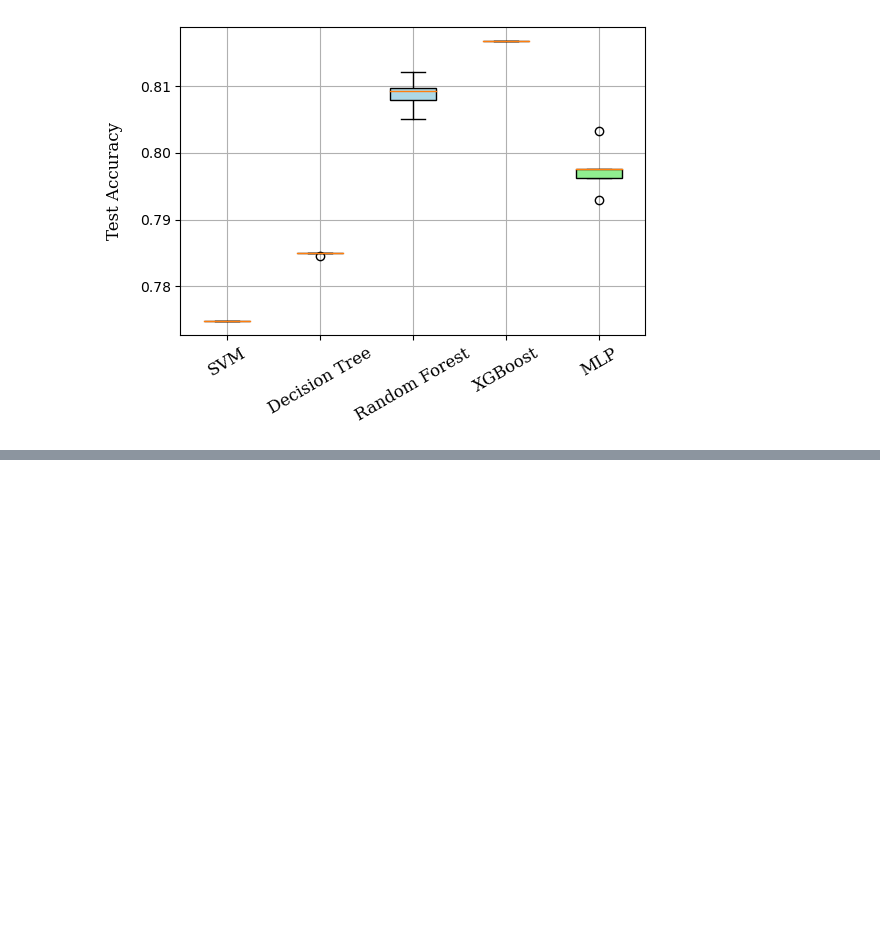
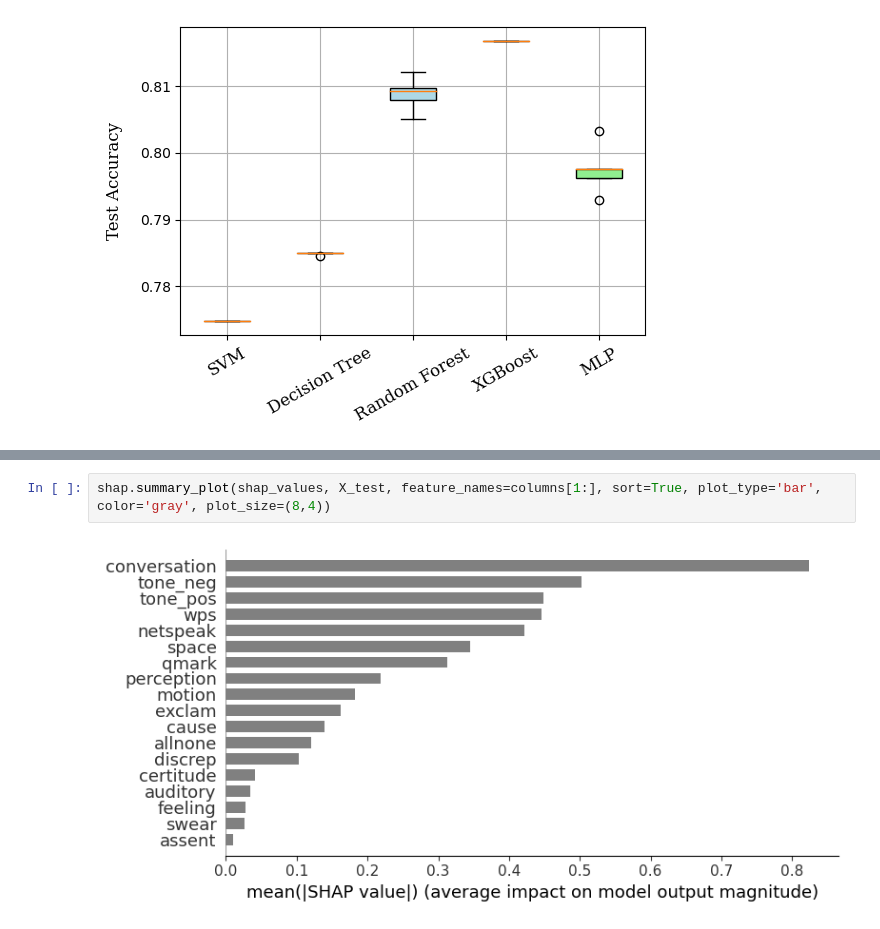
Before and after one commit to ignasa007/LingML, a Jupyter notebook: plotting.ipynb, the cells around one changed output, grey strips where cells are left out. Drawn from its saved outputs; the diff is of its cells as text; blank space fills up the shorter version.

```diff
--- a/plotting.ipynb
+++ b/plotting.ipynb
@@ -25,0 +73,4 @@ plt.show()
+# %%
+shap.summary_plot(shap_values, X_test, feature_names=columns[1:], sort=True, plot_type='bar', color='gray', plot_size=(8,4))
+# %% [output]
+[figure, added]
```
Also changed, not shown: parts of 8 cells of this notebook.
